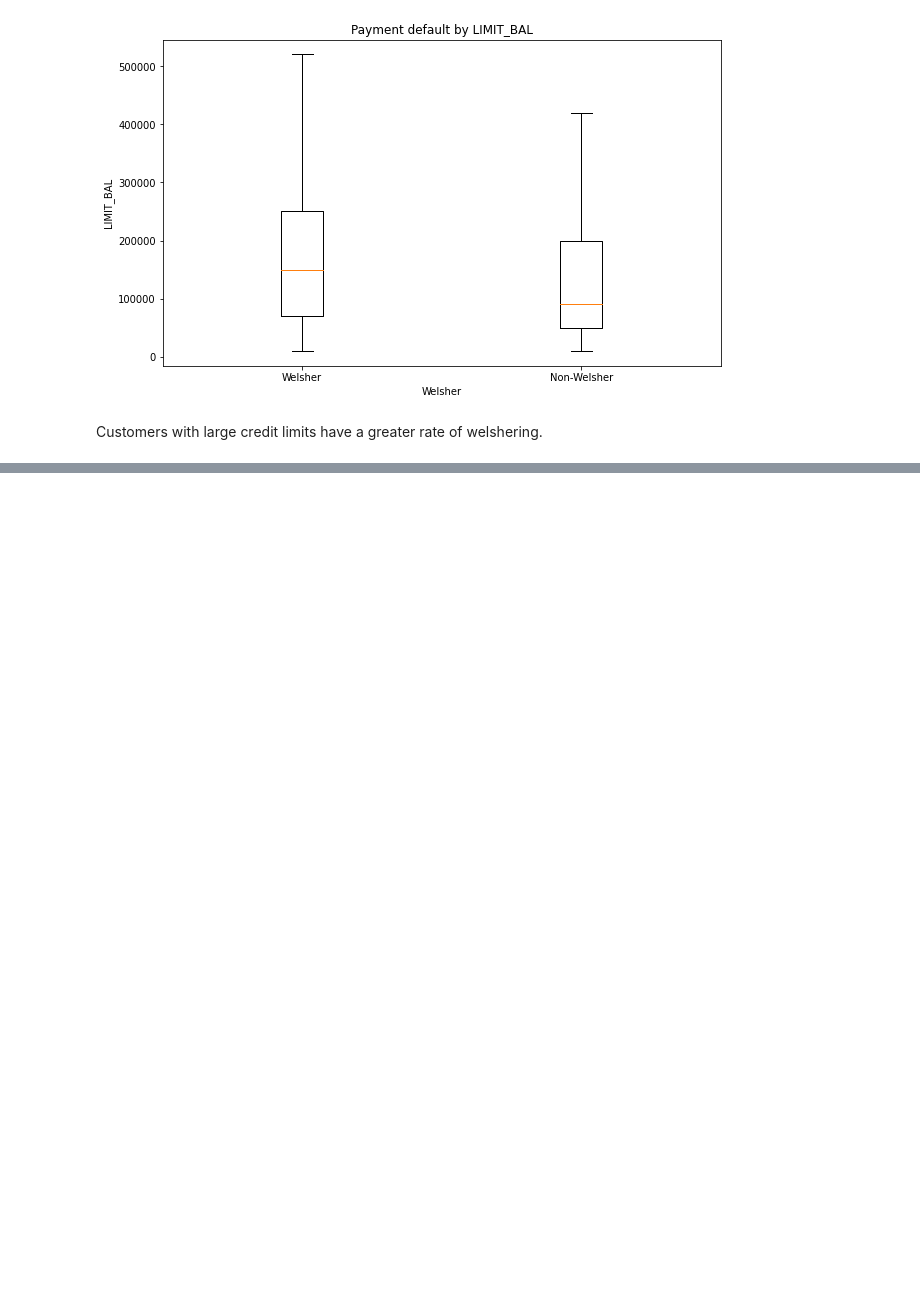
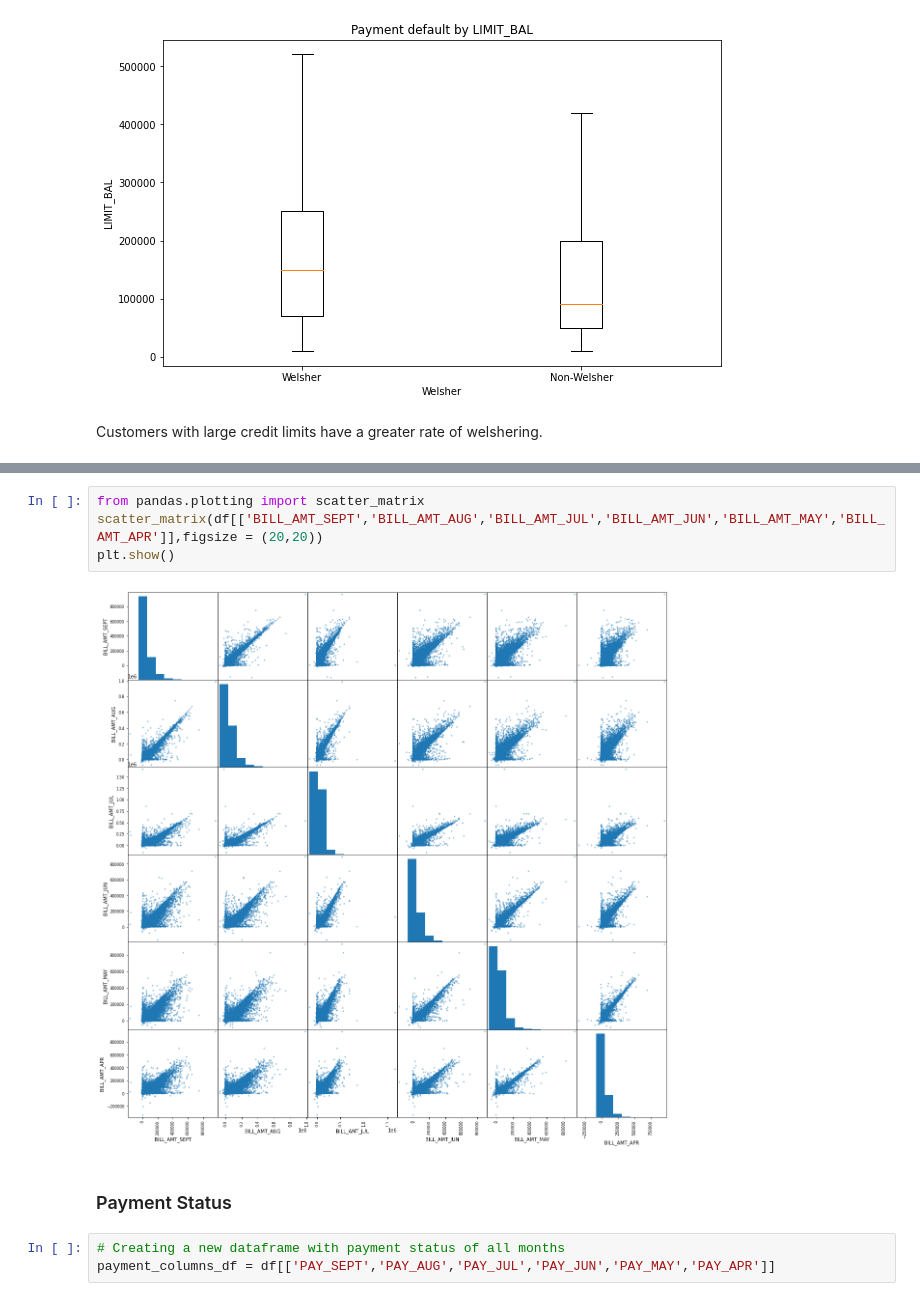
Before and after one commit to dushyantmaharshi/Credit-Card-Default-Prediction, a Jupyter notebook: Credit_Card_Default_Prediction_Capstone_Project.ipynb, the cells around one changed output, grey strips where cells are left out. Cells and saved outputs as stored; diff of their text form; blank space fills up the shorter version.

```diff
--- a/Credit_Card_Default_Prediction_Capstone_Project.ipynb
+++ b/Credit_Card_Default_Prediction_Capstone_Project.ipynb
@@ -472,0 +492,11 @@ Customers with large credit limits have a greater rate of welshering.
+# %%
+from pandas.plotting import scatter_matrix
+scatter_matrix(df[['BILL_AMT_SEPT','BILL_AMT_AUG','BILL_AMT_JUL','BILL_AMT_JUN','BILL_AMT_MAY','BILL_AMT_APR']],figsize = (20,20))
+plt.show()
+# %% [output]
+[figure, added]
+# %% [markdown]
+### Payment Status
+# %%
+# Creating a new dataframe with payment status of all months
+payment_columns_df = df[['PAY_SEPT','PAY_AUG','PAY_JUL','PAY_JUN','PAY_MAY','PAY_APR']]
```
Also changed, not shown: parts of 28 cells of this notebook.
